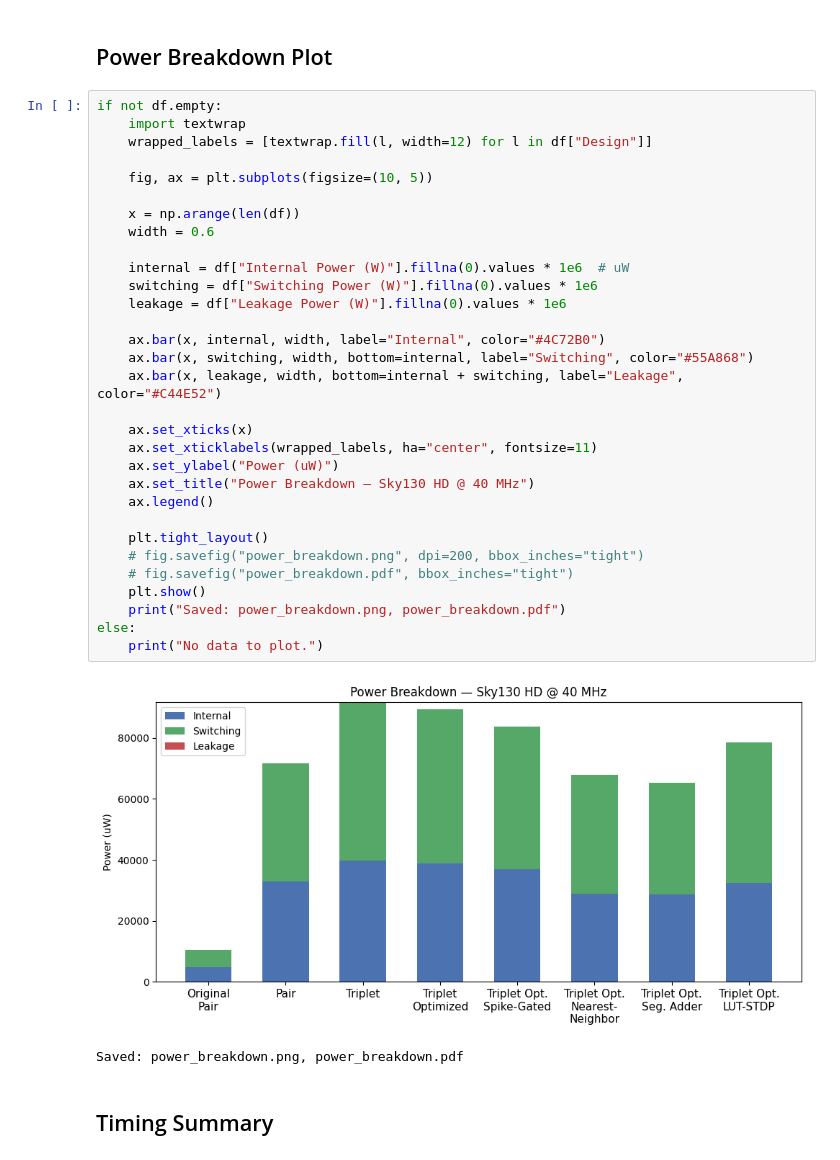
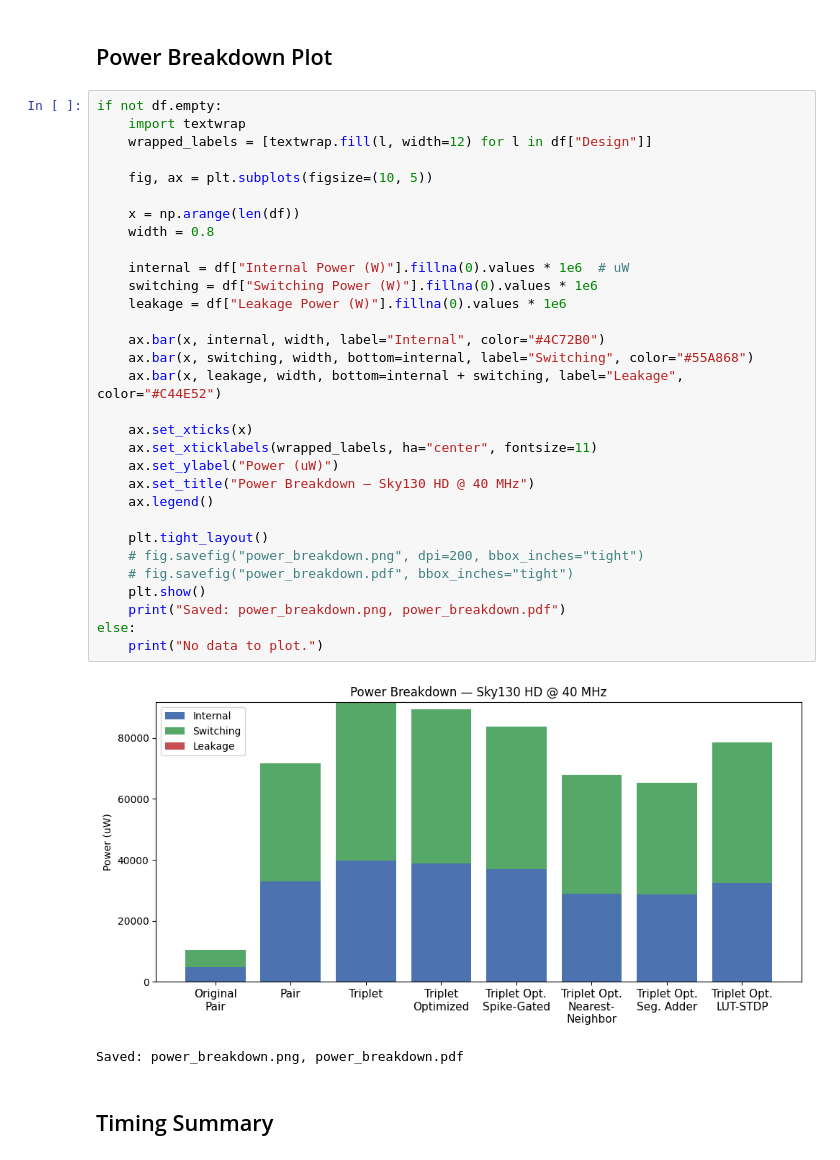
Before and after one commit to nbelle1/triplet-snn, a Jupyter notebook: ppa/ppa_analysis.ipynb, the cells around one changed output. Saved outputs shown, nothing was run; the diff lists cells and outputs as text.

Commit message:
fix power plot width

```diff
--- a/ppa/ppa_analysis.ipynb
+++ b/ppa/ppa_analysis.ipynb
@@ -273,35 +273,35 @@ Saved: area_comparison.png, area_comparison.pdf
 if not df.empty:
     import textwrap
     wrapped_labels = [textwrap.fill(l, width=12) for l in df["Design"]]
 
     fig, ax = plt.subplots(figsize=(10, 5))
 
     x = np.arange(len(df))
-    width = 0.6
+    width = 0.8
 
     internal = df["Internal Power (W)"].fillna(0).values * 1e6  # uW
     switching = df["Switching Power (W)"].fillna(0).values * 1e6
     leakage = df["Leakage Power (W)"].fillna(0).values * 1e6
 
     ax.bar(x, internal, width, label="Internal", color="#4C72B0")
     ax.bar(x, switching, width, bottom=internal, label="Switching", color="#55A868")
     ax.bar(x, leakage, width, bottom=internal + switching, label="Leakage", color="#C44E52")
 
     ax.set_xticks(x)
     ax.set_xticklabels(wrapped_labels, ha="center", fontsize=11)
     ax.set_ylabel("Power (uW)")
     ax.set_title("Power Breakdown — Sky130 HD @ 40 MHz")
     ax.legend()
 
     plt.tight_layout()
     # fig.savefig("power_breakdown.png", dpi=200, bbox_inches="tight")
     # fig.savefig("power_breakdown.pdf", bbox_inches="tight")
     plt.show()
     print("Saved: power_breakdown.png, power_breakdown.pdf")
 else:
     print("No data to plot.")
 # %% [output]
-[figure, old version]
+[figure, new version]
 Saved: power_breakdown.png, power_breakdown.pdf
 # %% [markdown]
 ## Timing Summary
```
